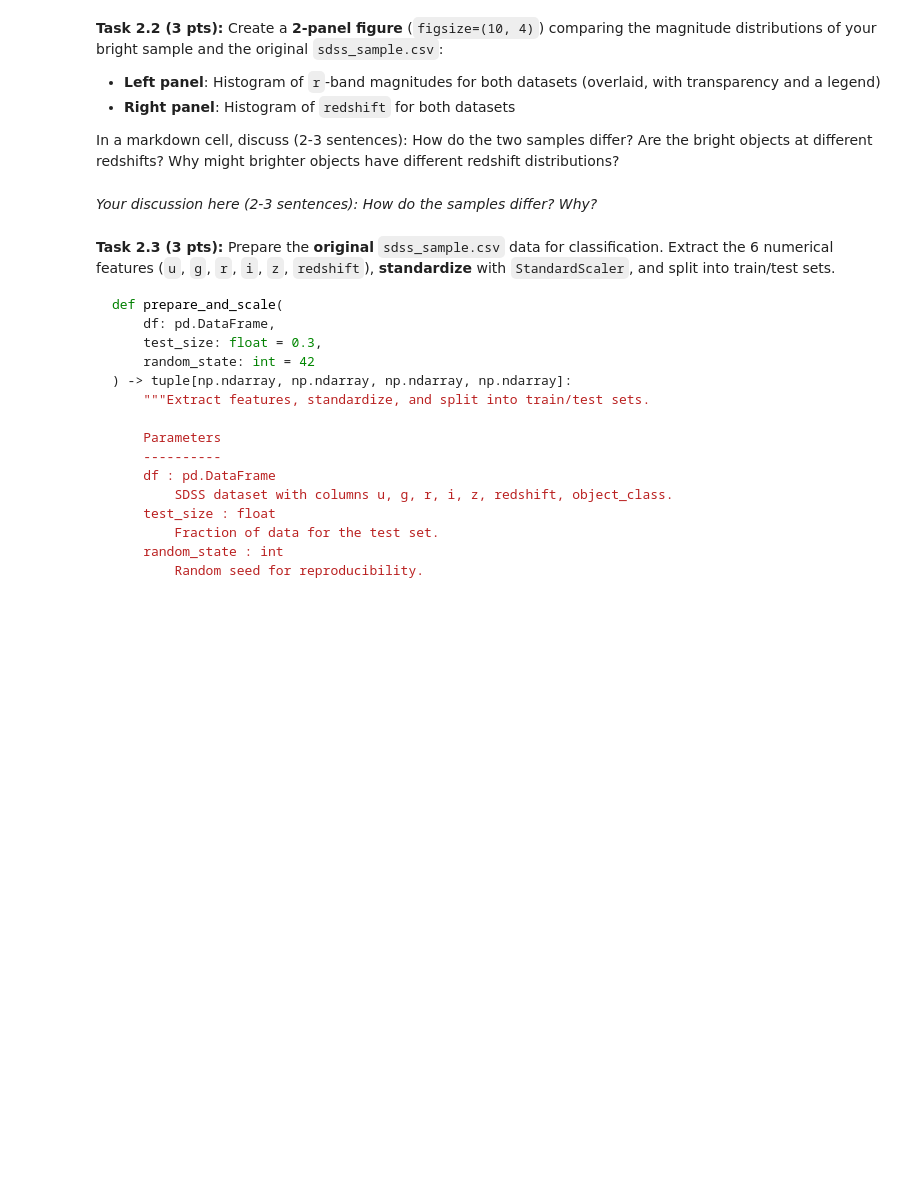
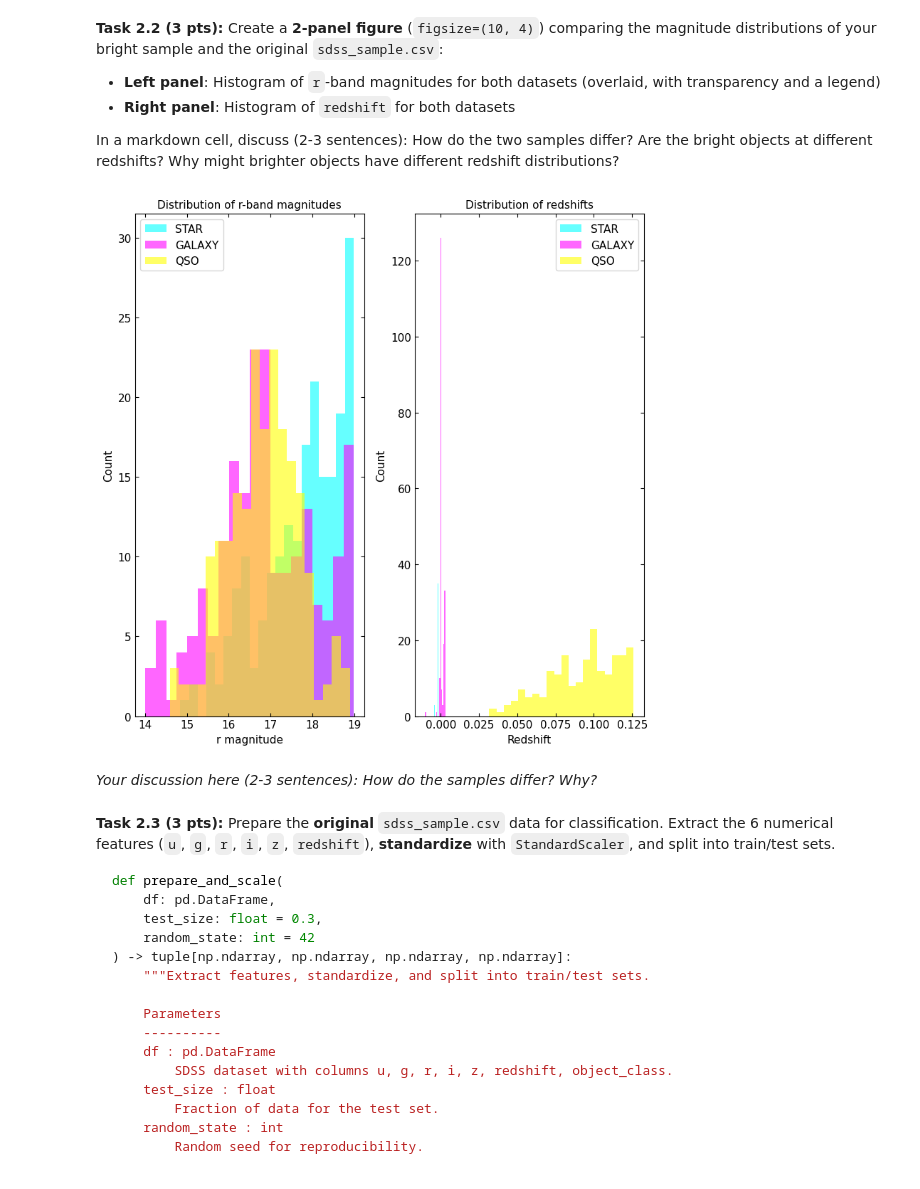
Before and after one commit to owenabbata/PHY386, a Jupyter notebook: 2026/HW/OwenAbbata/HW6.ipynb, the cells around one changed output. Saved outputs shown, nothing was run; the diff lists cells and outputs as text; code cells hidden in the pictures; blank space fills up the shorter version.

```diff
--- a/2026/HW/OwenAbbata/HW6.ipynb
+++ b/2026/HW/OwenAbbata/HW6.ipynb
@@ -826,3 +890,33 @@ In a markdown cell, discuss (2-3 sentences): How do the two samples differ? Are
+# %%
+# Task 2.2: Your code here
+fig, axes = plt.subplots(1, 2, figsize=( 8, 8))
+
+legend_labels = ['STAR', 'GALAXY', 'QSO']
+colors = ['cyan', 'magenta', 'yellow']
+
+# Histogram of r-band magnitudes for both datasets (overlaid, with transparency and a legend)
+ax = axes[0]
+for label, color in zip(legend_labels, colors):
+    mask = df['object_class'] == label
+    ax.hist(df.loc[mask, 'r'], bins=20, color=color, alpha=0.6, label=label)
+ax.set_xlabel('r magnitude')
+ax.set_ylabel('Count')
+ax.set_title('Distribution of r-band magnitudes')
+ax.legend()
+
+# Histogram of redshifts for both datasets (overlaid, with transparency and a legend)
+ax = axes[1]
+for label, color in zip(legend_labels, colors):
+    mask = df['object_class'] == label
+    ax.hist(df.loc[mask, 'redshift'], bins=20, color=color, alpha=0.6, label=label)
+ax.set_xlabel('Redshift')
+ax.set_ylabel('Count')
+ax.set_title('Distribution of redshifts')
+ax.legend()
+plt.tight_layout()
+plt.show()
+# %% [output]
+[figure, added]
 # %% [markdown]
 *Your discussion here (2-3 sentences): How do the samples differ? Why?*
 # %% [markdown]
```
Also changed, not shown: parts of 12 cells of this notebook.
